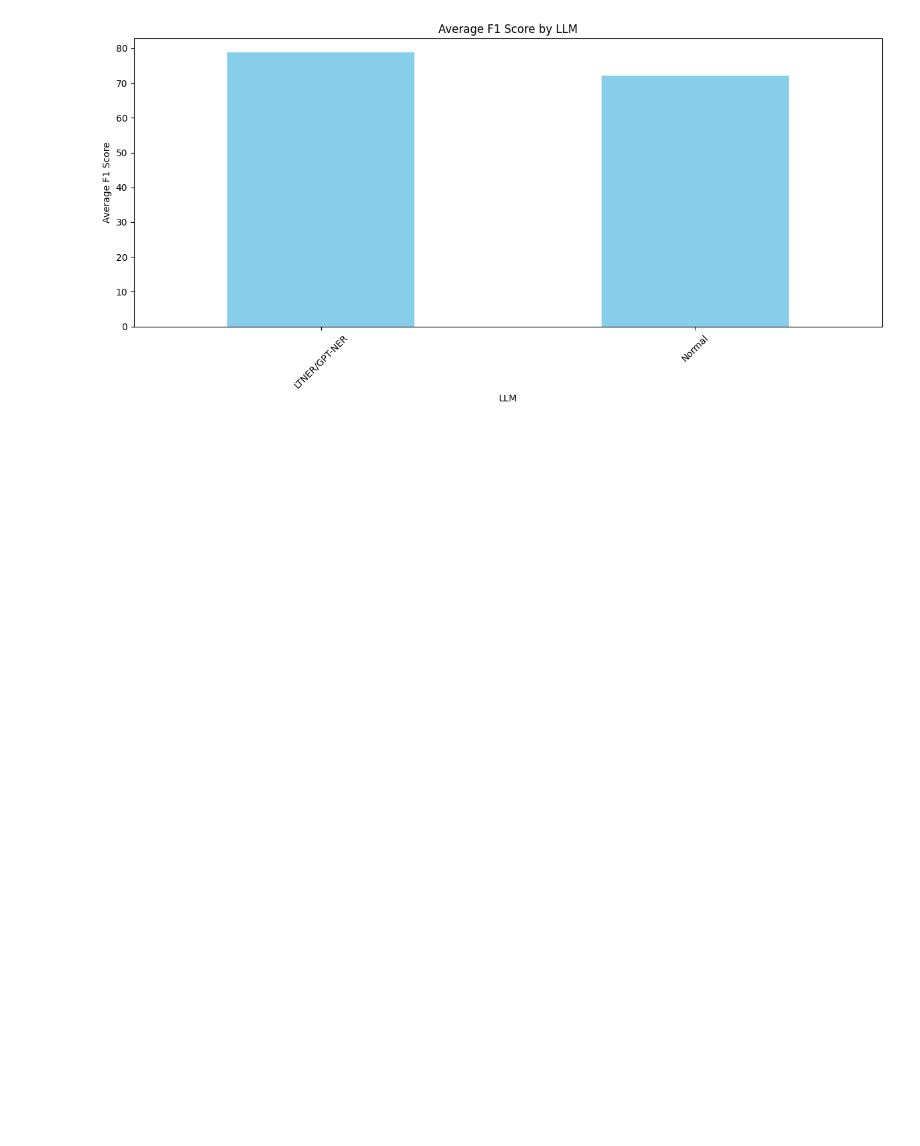
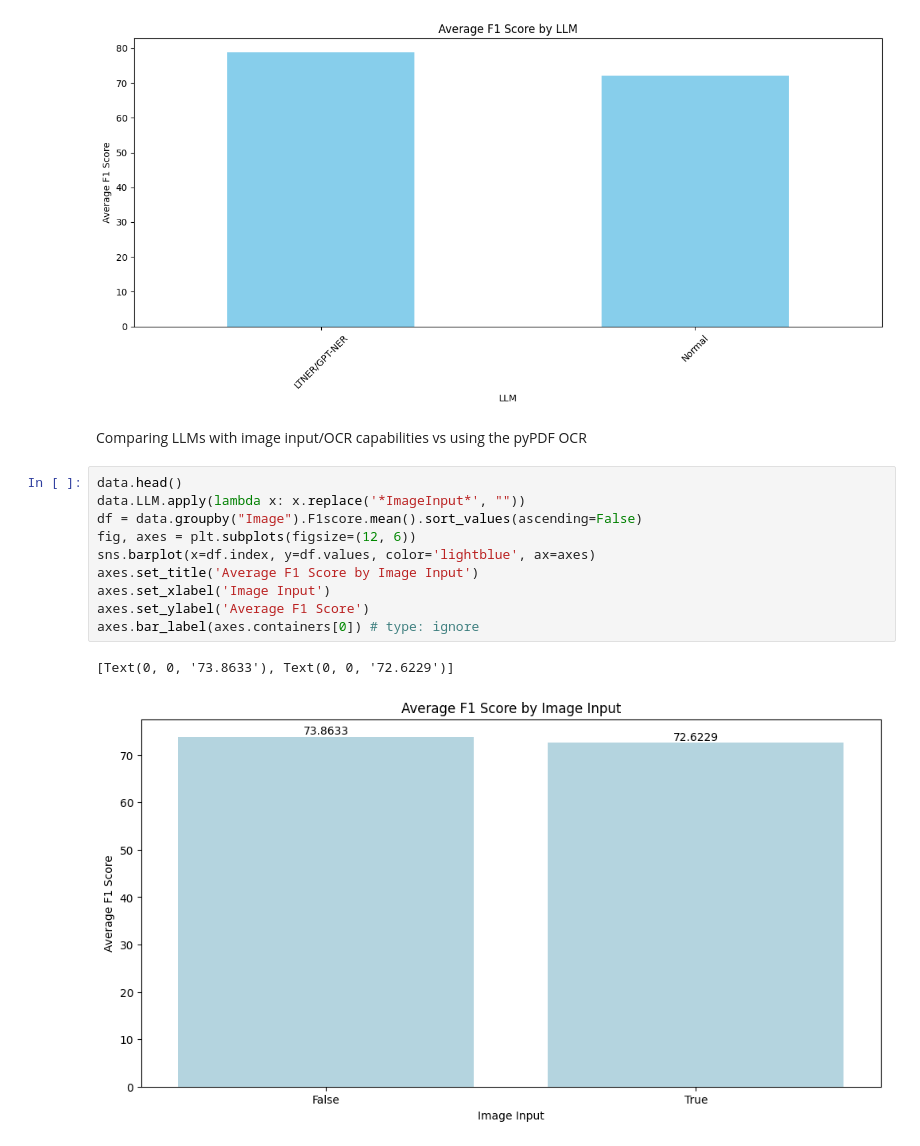
Before and after one commit to AaronYuuu/PDF_benchmarking, a Jupyter notebook: getJSON/vis.ipynb, the cells around one changed output. Cells and saved outputs as stored; diff of their text form; blank space fills up the shorter version.

Commit message:
added a graph

```diff
--- a/getJSON/vis.ipynb
+++ b/getJSON/vis.ipynb
@@ -49,3 +49,18 @@ plt.xticks(rotation=45)
 plt.tight_layout()
 # %% [output]
 [figure]
+# %% [markdown]
+Comparing LLMs with image input/OCR capabilities vs using the pyPDF OCR
+# %%
+data.head()
+data.LLM.apply(lambda x: x.replace('*ImageInput*', ""))
+df = data.groupby("Image").F1score.mean().sort_values(ascending=False)
+fig, axes = plt.subplots(figsize=(12, 6))
+sns.barplot(x=df.index, y=df.values, color='lightblue', ax=axes)
+axes.set_title('Average F1 Score by Image Input')
+axes.set_xlabel('Image Input')
+axes.set_ylabel('Average F1 Score')
+axes.bar_label(axes.containers[0]) # type: ignore
+# %% [output]
+[Text(0, 0, '73.8633'), Text(0, 0, '72.6229')]
+[figure, added]
```
